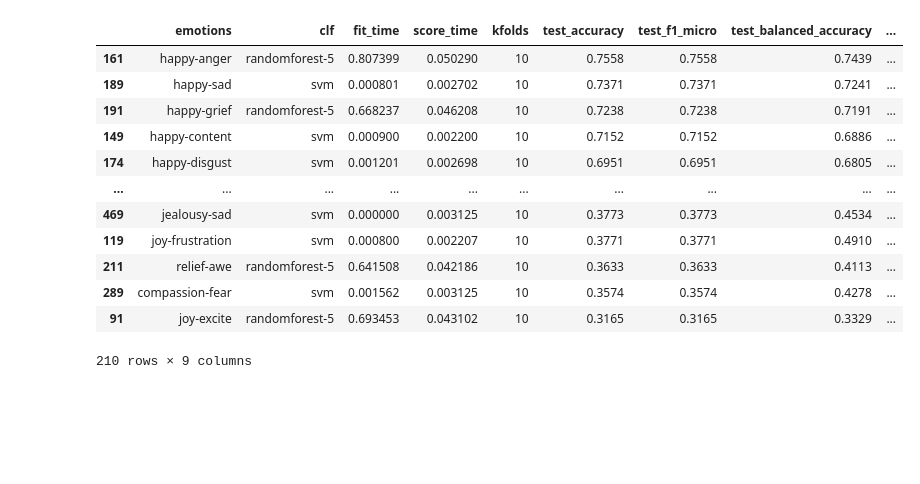
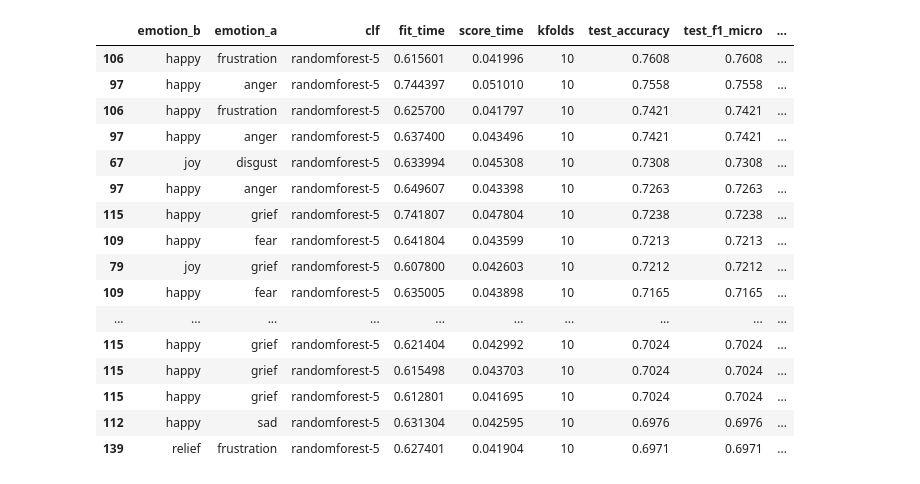
Before and after one commit to ARGHZ/feelings-in-eeg, a Jupyter notebook: notebooks/clf_results.ipynb, the cells around one changed output. Saved outputs shown, nothing was run; the diff lists cells and outputs as text; code cells hidden in the pictures; blank space fills up the shorter version.

Commit message:
feat: obtain resultas for final stage of thesis project

```diff
--- a/notebooks/clf_results.ipynb
+++ b/notebooks/clf_results.ipynb
@@ -1,9 +1,9 @@
 # %%
 %matplotlib inline
 
-import sys
+# import sys
 
-WORKING_DIR = "C:/Users/Juan/PycharmProjects/thought-cmd_2"
+CLS_VARS = "C:/Users/Juan/OneDrive - CINVESTAV/head_it"
 
 # sys.path.extend(['C:\\Users\\Juan\\PycharmProjects\\thought-cmd_2', WORKING_DIR])
 
@@ -11,23 +11,38 @@ import head_it.config as head_it_config
 import numpy as np
 import pandas as pd
 import seaborn as sns
+
+import config as general_config
 # %%
-file_path, emotions = WORKING_DIR + '/data/binary_classification_metrics_gamma.csv', head_it_config.EMOTIONAL_LABELS
-data = pd.read_csv(file_path).dropna().query("clf in ('randomforest-5', 'svm')")
+data = []
+for freq_band in general_config.FREQ_BANDS:
+    freq_name, freq_range = freq_band[0].lower(), freq_band[1:]
+
+    file_path, emotions = CLS_VARS + '/classification_results/binary_classification_metrics_' + freq_name + '_mayor_igual_que_25.csv', head_it_config.EMOTIONAL_LABELS
+    results = pd.read_csv(file_path).dropna().query("clf in ('randomforest-5') & test_f1_micro >= 0.6116")
+
+    results['freq_band'] = freq_name
+    data.append(results)
+data = pd.concat(data)
+data['emotions_pair'] = data['emotion_a'] + '-' + data['emotion_b']
 data.sort_values(by='test_accuracy', ascending=False, inplace=True)
 # %%
-data
+data.head(20)
 # %% [output]
-|  | emotions | clf | fit_time | score_time | kfolds | test_accuracy | test_f1_micro | test_balanced_accuracy | ... |
-| 161 | happy-anger | randomforest-5 | 0.807399 | 0.050290 | 10 | 0.7558 | 0.7558 | 0.7439 | ... |
-| 189 | happy-sad | svm | 0.000801 | 0.002702 | 10 | 0.7371 | 0.7371 | 0.7241 | ... |
-| 191 | happy-grief | randomforest-5 | 0.668237 | 0.046208 | 10 | 0.7238 | 0.7238 | 0.7191 | ... |
-| 149 | happy-content | svm | 0.000900 | 0.002200 | 10 | 0.7152 | 0.7152 | 0.6886 | ... |
-| 174 | happy-disgust | svm | 0.001201 | 0.002698 | 10 | 0.6951 | 0.6951 | 0.6805 | ... |
+|  | emotion_b | emotion_a | clf | fit_time | score_time | kfolds | test_accuracy | test_f1_micro | ... |
+| 106 | happy | frustration | randomforest-5 | 0.615601 | 0.041996 | 10 | 0.7608 | 0.7608 | ... |
+| 97 | happy | anger | randomforest-5 | 0.744397 | 0.051010 | 10 | 0.7558 | 0.7558 | ... |
+| 106 | happy | frustration | randomforest-5 | 0.625700 | 0.041797 | 10 | 0.7421 | 0.7421 | ... |
+| 97 | happy | anger | randomforest-5 | 0.637400 | 0.043496 | 10 | 0.7421 | 0.7421 | ... |
+| 67 | joy | disgust | randomforest-5 | 0.633994 | 0.045308 | 10 | 0.7308 | 0.7308 | ... |
+| 97 | happy | anger | randomforest-5 | 0.649607 | 0.043398 | 10 | 0.7263 | 0.7263 | ... |
+| 115 | happy | grief | randomforest-5 | 0.741807 | 0.047804 | 10 | 0.7238 | 0.7238 | ... |
+| 109 | happy | fear | randomforest-5 | 0.641804 | 0.043599 | 10 | 0.7213 | 0.7213 | ... |
+| 79 | joy | grief | randomforest-5 | 0.607800 | 0.042603 | 10 | 0.7212 | 0.7212 | ... |
+| 109 | happy | fear | randomforest-5 | 0.635005 | 0.043898 | 10 | 0.7165 | 0.7165 | ... |
 | ... | ... | ... | ... | ... | ... | ... | ... | ... | ... |
-| 469 | jealousy-sad | svm | 0.000000 | 0.003125 | 10 | 0.3773 | 0.3773 | 0.4534 | ... |
-| 119 | joy-frustration | svm | 0.000800 | 0.002207 | 10 | 0.3771 | 0.3771 | 0.4910 | ... |
-| 211 | relief-awe | randomforest-5 | 0.641508 | 0.042186 | 10 | 0.3633 | 0.3633 | 0.4113 | ... |
-| 289 | compassion-fear | svm | 0.001562 | 0.003125 | 10 | 0.3574 | 0.3574 | 0.4278 | ... |
-| 91 | joy-excite | randomforest-5 | 0.693453 | 0.043102 | 10 | 0.3165 | 0.3165 | 0.3329 | ... |
+| 115 | happy | grief | randomforest-5 | 0.621404 | 0.042992 | 10 | 0.7024 | 0.7024 | ... |
+| 115 | happy | grief | randomforest-5 | 0.615498 | 0.043703 | 10 | 0.7024 | 0.7024 | ... |
+| 115 | happy | grief | randomforest-5 | 0.612801 | 0.041695 | 10 | 0.7024 | 0.7024 | ... |
+| 112 | happy | sad | randomforest-5 | 0.631304 | 0.042595 | 10 | 0.6976 | 0.6976 | ... |
+| 139 | relief | frustration | randomforest-5 | 0.627401 | 0.041904 | 10 | 0.6971 | 0.6971 | ... |
-210 rows × 9 columns
```
Also changed, not shown: parts of 26 cells of this notebook, 11 other files.
